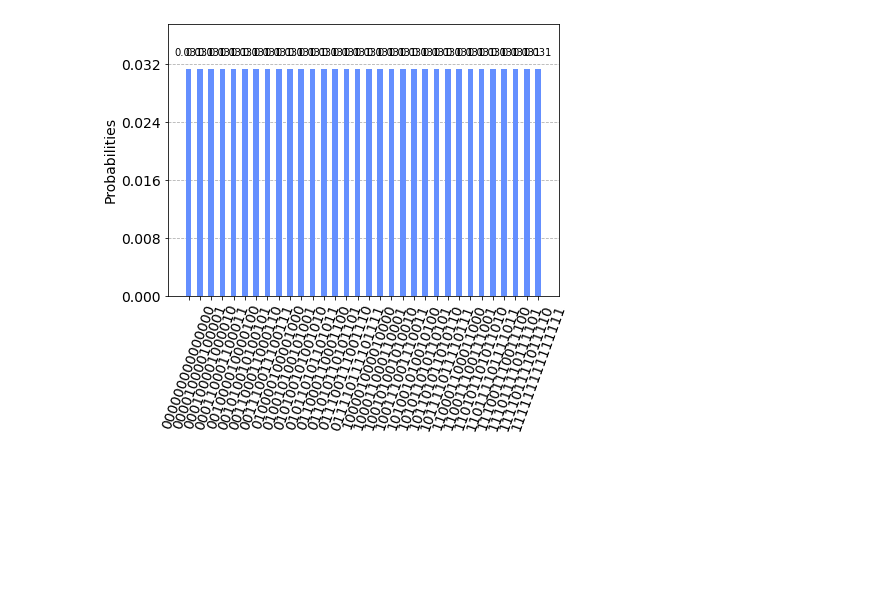
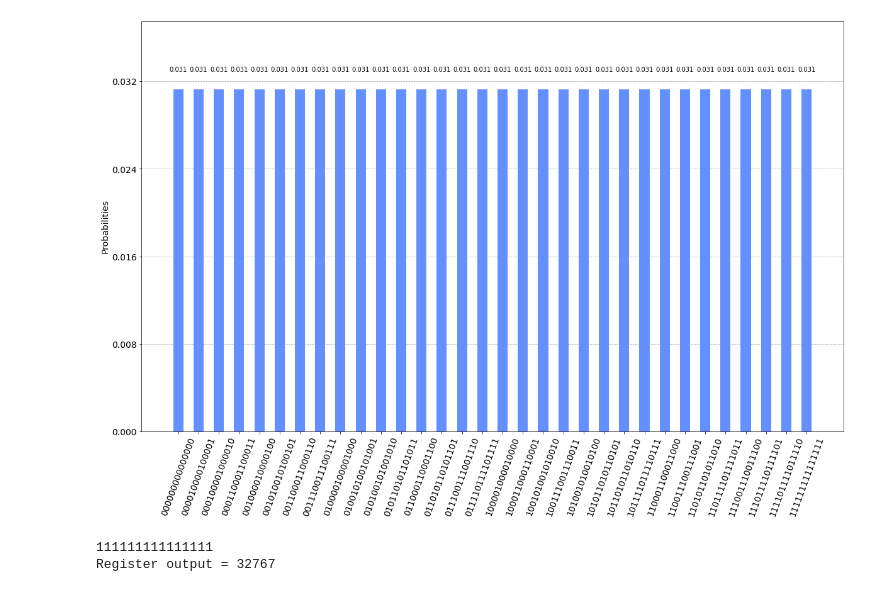
Before and after one commit to bertars/FailStopProtocol, a Jupyter notebook: fail_stop.ipynb, the cells around one changed output. Drawn from its saved outputs; the diff is of its cells as text; code cells hidden in the pictures; blank space fills up the shorter version.

Commit message:
Included multithreading, measured coin-toss result

```diff
--- a/fail_stop.ipynb
+++ b/fail_stop.ipynb
@@ -33,0 +17,27 @@ q2: ──────────┤ X ├
+# %%
+def coin_toss(player_id, condition):
+
+    coin = QuantumCircuit(num_players)
+
+    coin.h(0)
+
+    for qubit in range(1,num_players):
+        coin.cx(0,qubit)
+
+    coin.barrier()
+
+    coin_lock.acquire()
+    try:
+        for receiver in range(num_players):
+            coin_results = [player_id, receiver, coin]
+
+            c_messages.append(coin_results)
+            print(f'Player {player_id} got coin for player {receiver}')
+    finally:
+        coin_lock.release()
+
+    with condition:
+        if(len(c_messages)== coin_tosses):
+            condition.notify_all()
+
+    return coin
@@ -34,7 +69,11 @@ q2: ──────────┤ X ├
 # %%
+coin = coin_toss(1)
 simulator = Aer.get_backend('aer_simulator')
 coin.save_statevector()
-state = simulator.run(assemble(coin)).result().get_statevector()
+result = simulator.run(assemble(coin)).result()
+state = result.get_statevector()
+# measured_bit = int(result.get_memory()[1])
+# print(measured_bit)
 
 #array_to_latex(state, prefix="\\text{Statevector} = ")
 plot_histogram(simulator.run(assemble(coin)).result().get_counts())
@@ -42,6 +84,2 @@ plot_histogram(simulator.run(assemble(coin)).result().get_counts())
 [figure]
-# %%
-for k_player in range(num_players):
-    coin_results = [player_id, k_player, c_registers[k_player]]
-    messages.append(coin_results)
 # %%
@@ -86,0 +119,3 @@ q2_4: ────────────────────────
+# %%
+leader = leader_toss(num_players, player_id)
+leader.draw()
@@ -87,7 +140,8 @@ q2_4: ────────────────────────
 # %%
 leader.save_statevector()
 l_state = simulator.run(assemble(leader)).result().get_statevector()
-plot_histogram(simulator.run(assemble(leader)).result().get_counts())
+l_hist = simulator.run(assemble(leader)).result().get_counts()
+plot_histogram(l_hist, figsize=(20,12))
 #array_to_latex(l_state, prefix="\\text{Statevector} = ")
 # %% [output]
-[figure, old version]
+[figure, new version]
@@ -97,0 +148,8 @@ for k_player in range(num_players):
+# %%
+measured_str = max(l_hist)
+print(measured_str)
+measured_int = int(measured_str,2)
+print("Register output = %i" % measured_int)
+# %% [output]
+111111111111111
+Register output = 32767
```
Also changed, not shown: parts of 9 cells of this notebook.
